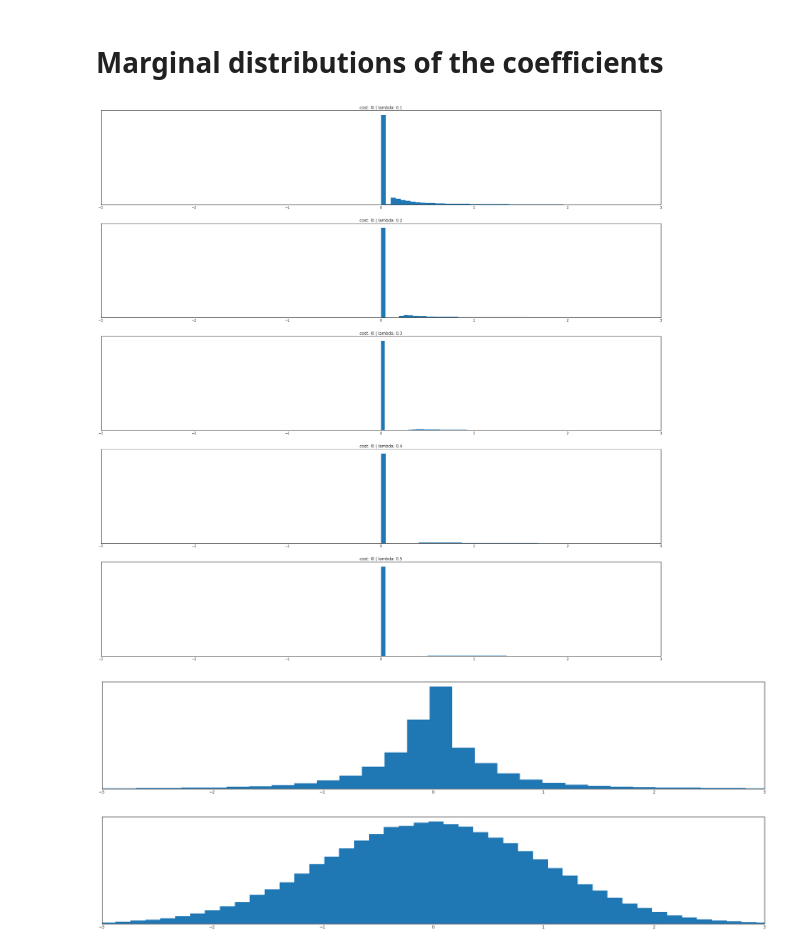
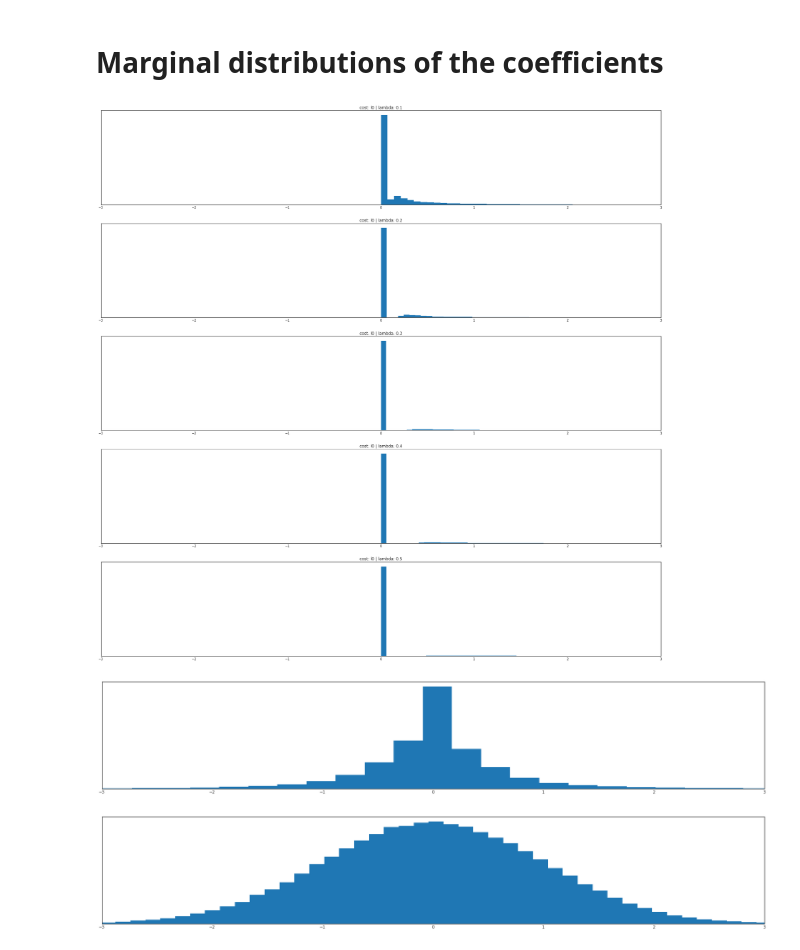
Before and after one commit to sophiaas/DeepSparseCoding, a Jupyter notebook: coeff_histograms.ipynb, the cells around one changed output. Saved outputs shown, nothing was run; the diff lists cells and outputs as text; code cells hidden in the pictures.

Commit message:
adds params options for coeff_histograms

```diff
--- a/coeff_histograms.ipynb
+++ b/coeff_histograms.ipynb
@@ -21,28 +21,32 @@ params = {
     "lams": ['0.1', '0.2', '0.3', '0.4', '0.5'],
     "version": 'v2.0',
     "out_dir": '/media/tbell/sanborn/rd_analysis/outputs/nowht_v3/',
+    "n_patches": 100000,
+    "n_bins": 100,
     "figsize": (30, 30),
     "xlim": (-3, 3)
 }
 
 pf.plot_coeff_hists(params)
 # %% [output]
-[figure, old version]
+[figure, new version]
 # %%
 params = {
     "mod_names": ['ica'],
     "n_neurons": [None],
     "costs": [None],
     "lams": [None],
     "version": 'v1.0',
     "out_dir": '/media/tbell/sanborn/rd_analysis/outputs/ica/',
+    "n_patches": 100000,
+    "n_bins": 100,
     "figsize": (30, 5),
     "xlim": (-3, 3)
 }
 
 pf.plot_coeff_hists(params)
 # %% [output]
-[figure, old version]
+[figure, new version]
 # %%
 params = {
     "mod_names": ['rg'],
```
Also changed, not shown: parts of 2 cells of this notebook, 1 other file.
